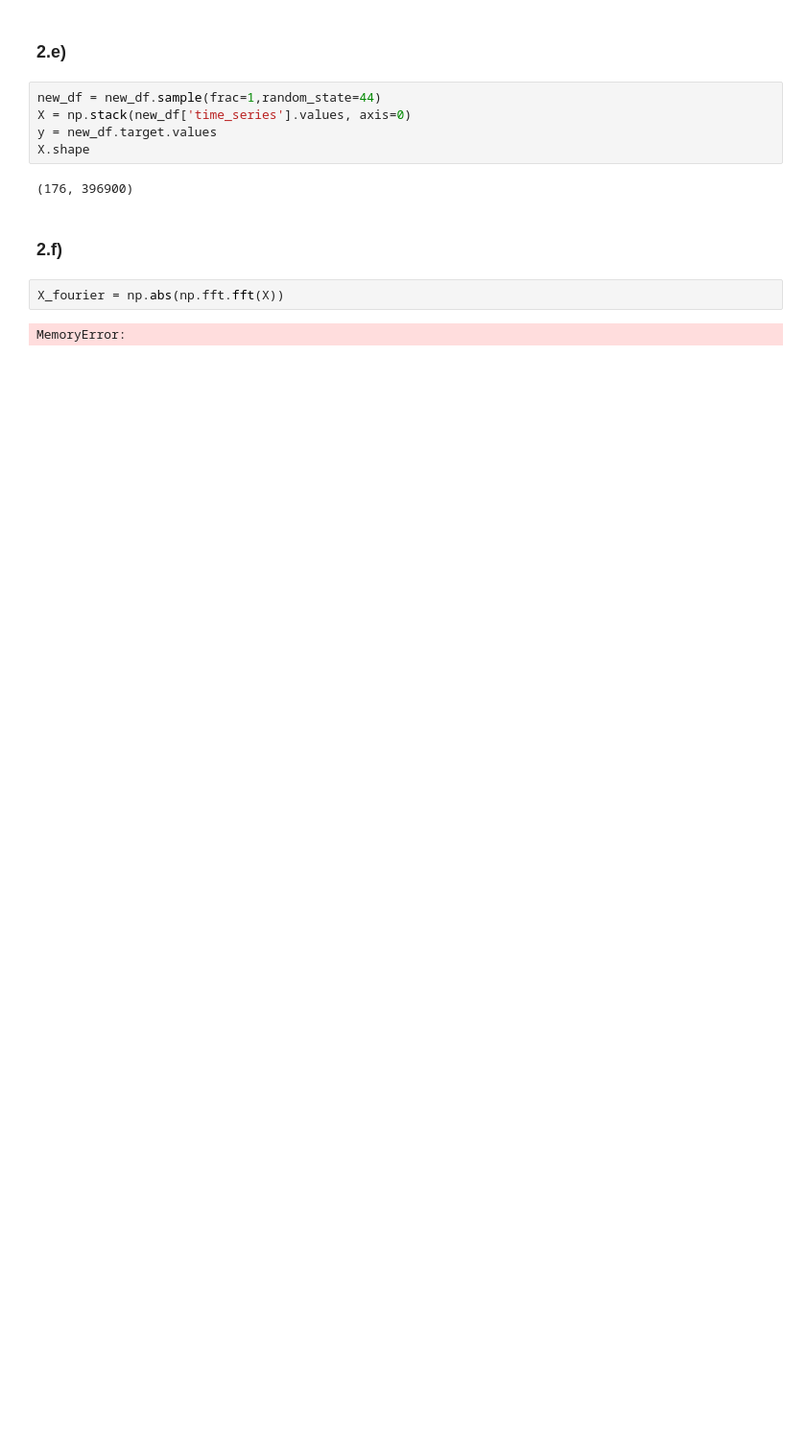
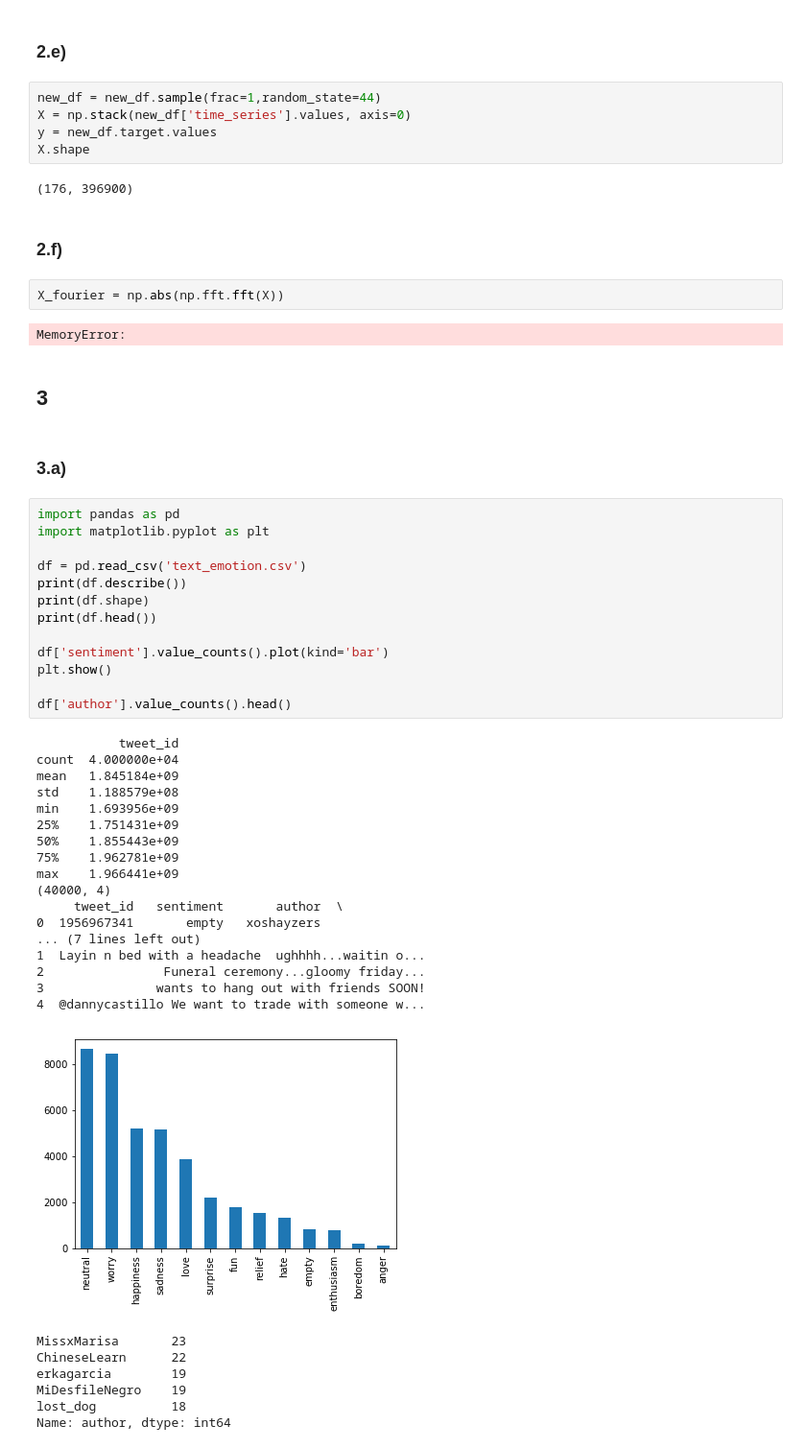
Before and after one commit to GabrielValenzuelaLorca/tarea2maquinas, a Jupyter notebook: Tarea 2.ipynb, the cells around one changed output. Shown at 96% size. Cells and saved outputs as stored; diff of their text form; blank space fills up the shorter version.

```diff
--- a/Tarea 2.ipynb
+++ b/Tarea 2.ipynb
@@ -262,3 +262,45 @@ X.shape
 X_fourier = np.abs(np.fft.fft(X))
 # %% [output]
 MemoryError:
+# %% [markdown]
+## 3
+# %% [markdown]
+### 3.a)
+# %%
+import pandas as pd
+import matplotlib.pyplot as plt
+
+df = pd.read_csv('text_emotion.csv')
+print(df.describe())
+print(df.shape)
+print(df.head())
+
+df['sentiment'].value_counts().plot(kind='bar')
+plt.show()
+
+df['author'].value_counts().head()
+# %% [output]
+           tweet_id
+count  4.000000e+04
+mean   1.845184e+09
+std    1.188579e+08
+min    1.693956e+09
+25%    1.751431e+09
+50%    1.855443e+09
+75%    1.962781e+09
+max    1.966441e+09
+(40000, 4)
+     tweet_id   sentiment       author  \
+0  1956967341       empty   xoshayzers
+... (7 lines left out)
+1  Layin n bed with a headache  ughhhh...waitin o...
+2                Funeral ceremony...gloomy friday...
+3               wants to hang out with friends SOON!
+4  @dannycastillo We want to trade with someone w...
+[figure, added]
+MissxMarisa       23
+ChineseLearn      22
+erkagarcia        19
+MiDesfileNegro    19
+lost_dog          18
+Name: author, dtype: int64
```
Also changed, not shown: parts of 5 cells of this notebook, 1 other file.
